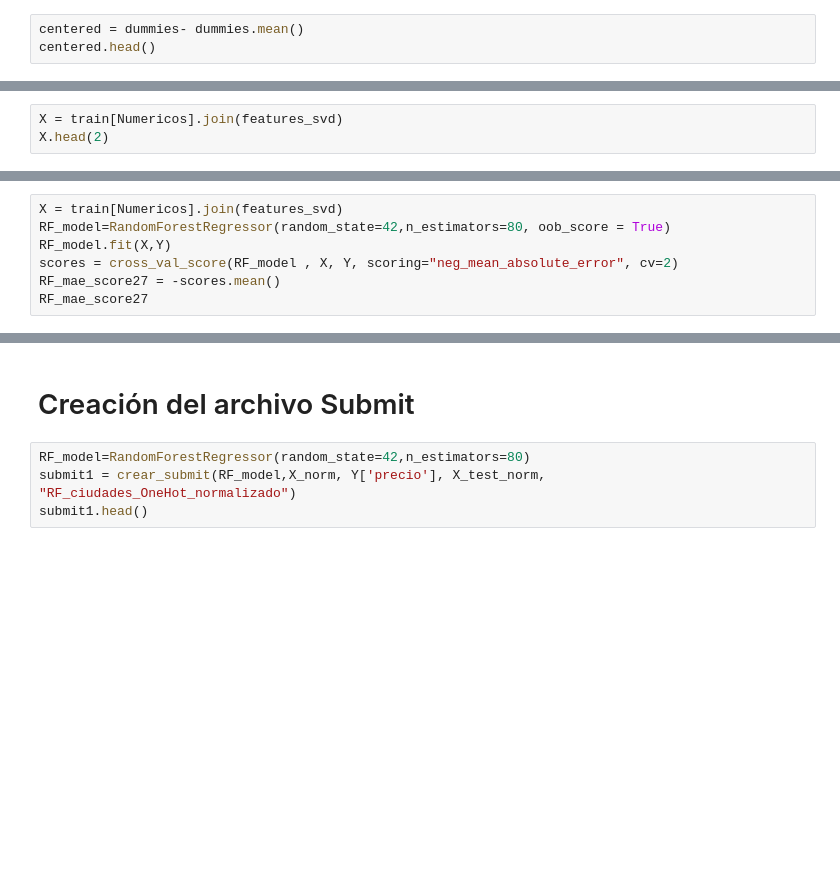
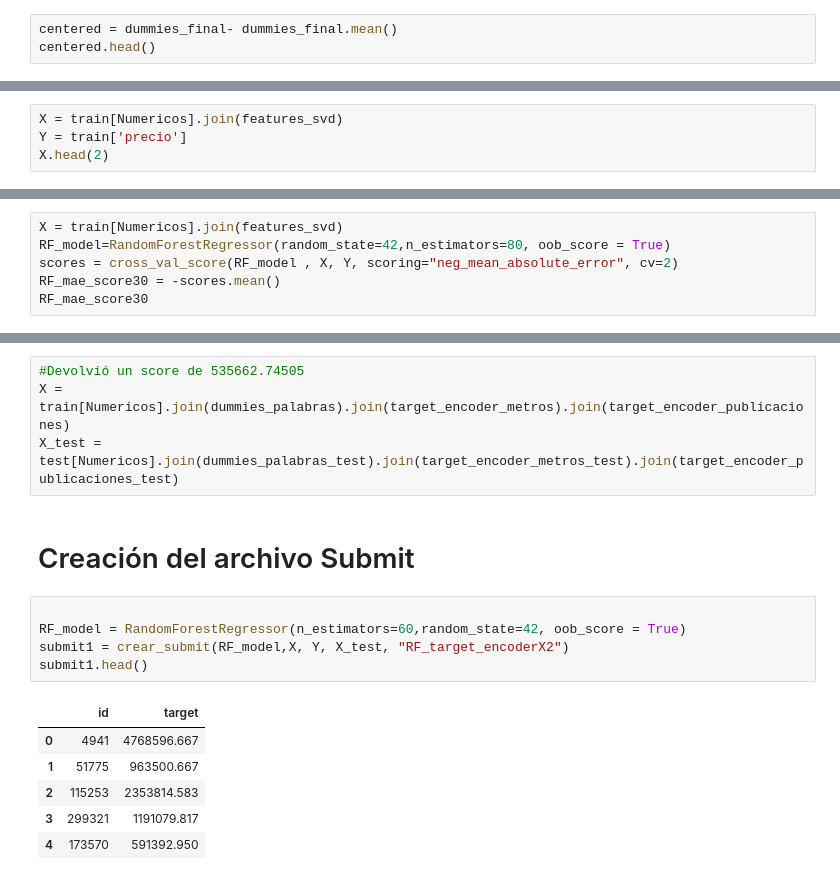
Before and after one commit to luctiz/Grupo43-TP2, a Jupyter notebook: TP2_Features_Soledad.ipynb, the cells around one changed output, grey strips where cells are left out. Cells and saved outputs as stored; diff of their text form; blank space fills up the shorter version.

```diff
--- a/TP2_Features_Soledad.ipynb
+++ b/TP2_Features_Soledad.ipynb
@@ -1534,7 +1575,7 @@ RF_mae_score25
 # %% [markdown]
 ## Utilizo la Svd sobre el set de dummies
 # %%
-centered = dummies- dummies.mean()
+centered = dummies_final- dummies_final.mean()
 centered.head()
 # %% [output]
 |  | prop_Apartamento | prop_Bodega comercial | prop_Casa | prop_Casa en condominio | prop_Casa uso de suelo | ... |
@@ -1630,6 +1671,7 @@ features_svd.head()
 ## Pruebo el modelo
 # %%
 X = train[Numericos].join(features_svd)
+Y = train['precio']
 X.head(2)
 # %% [output]
 |  | antiguedad | habitaciones | garages | banos | metroscubiertos | metrostotales | idzona | lat | lng | ... |
@@ -1654,7 +1709,6 @@ features_svd.head()
 # %%
 X = train[Numericos].join(features_svd)
 RF_model=RandomForestRegressor(random_state=42,n_estimators=80, oob_score = True)
-RF_model.fit(X,Y)
 scores = cross_val_score(RF_model , X, Y, scoring="neg_mean_absolute_error", cv=2)
-RF_mae_score27 = -scores.mean()
-RF_mae_score27
+RF_mae_score30 = -scores.mean()
+RF_mae_score30
@@ -1661,6 +1717,18 @@ RF_mae_score27
+# %%
+#Devolvió un score de 535662.74505
+X = train[Numericos].join(dummies_palabras).join(target_encoder_metros).join(target_encoder_publicaciones)
+X_test = test[Numericos].join(dummies_palabras_test).join(target_encoder_metros_test).join(target_encoder_publicaciones_test)
 # %% [markdown]
 # Creación del archivo Submit
 # %%
-RF_model=RandomForestRegressor(random_state=42,n_estimators=80)
-submit1 = crear_submit(RF_model,X_norm, Y['precio'], X_test_norm, "RF_ciudades_OneHot_normalizado")
+
+RF_model = RandomForestRegressor(n_estimators=60,random_state=42, oob_score = True)
+submit1 = crear_submit(RF_model,X, Y, X_test, "RF_target_encoderX2")
 submit1.head()
+# %% [output]
+|  | id | target |
+| 0 | 4941 | 4768596.667 |
+| 1 | 51775 | 963500.667 |
+| 2 | 115253 | 2353814.583 |
+| 3 | 299321 | 1191079.817 |
+| 4 | 173570 | 591392.950 |
```
Also changed, not shown: parts of 30 cells of this notebook.
